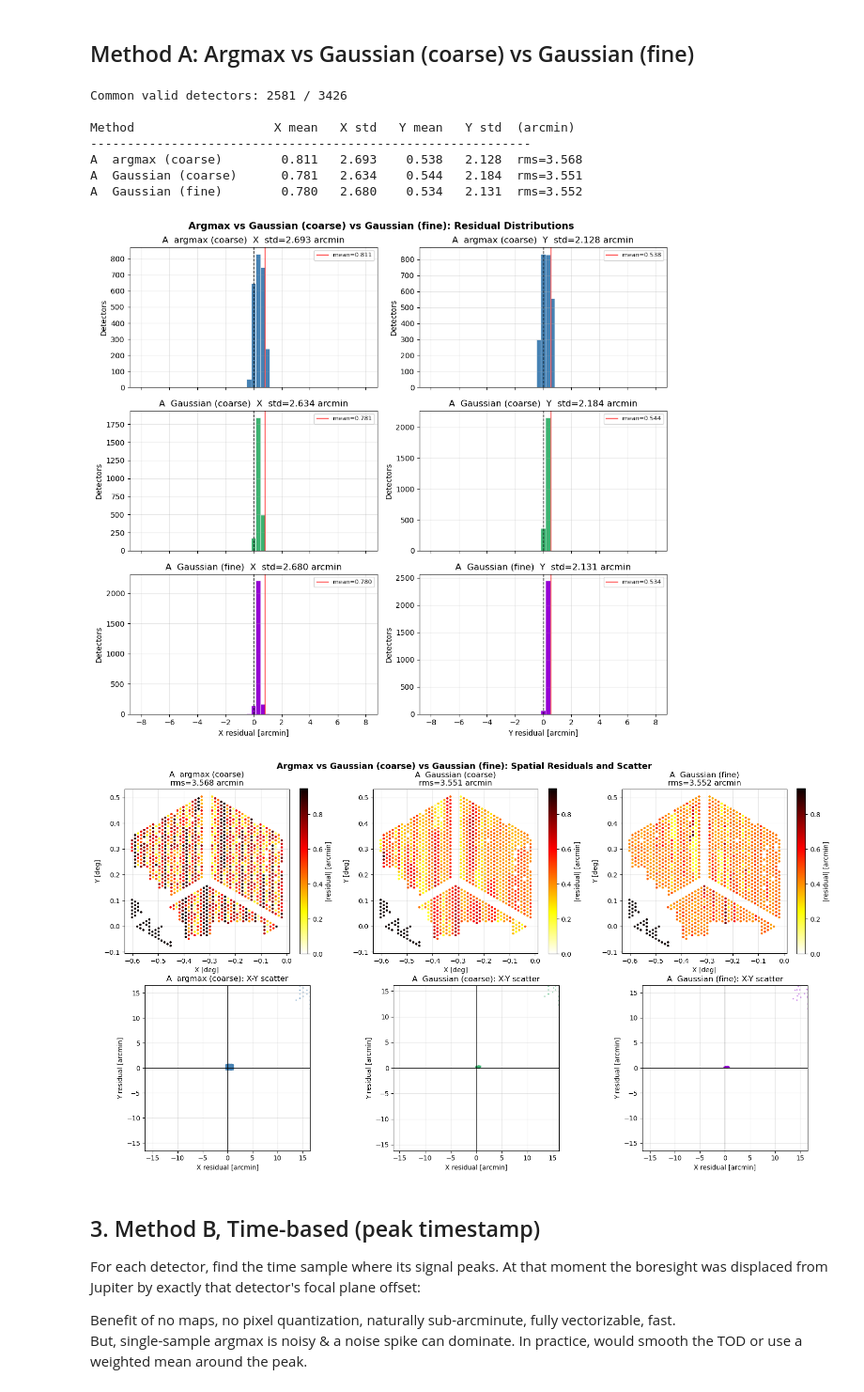
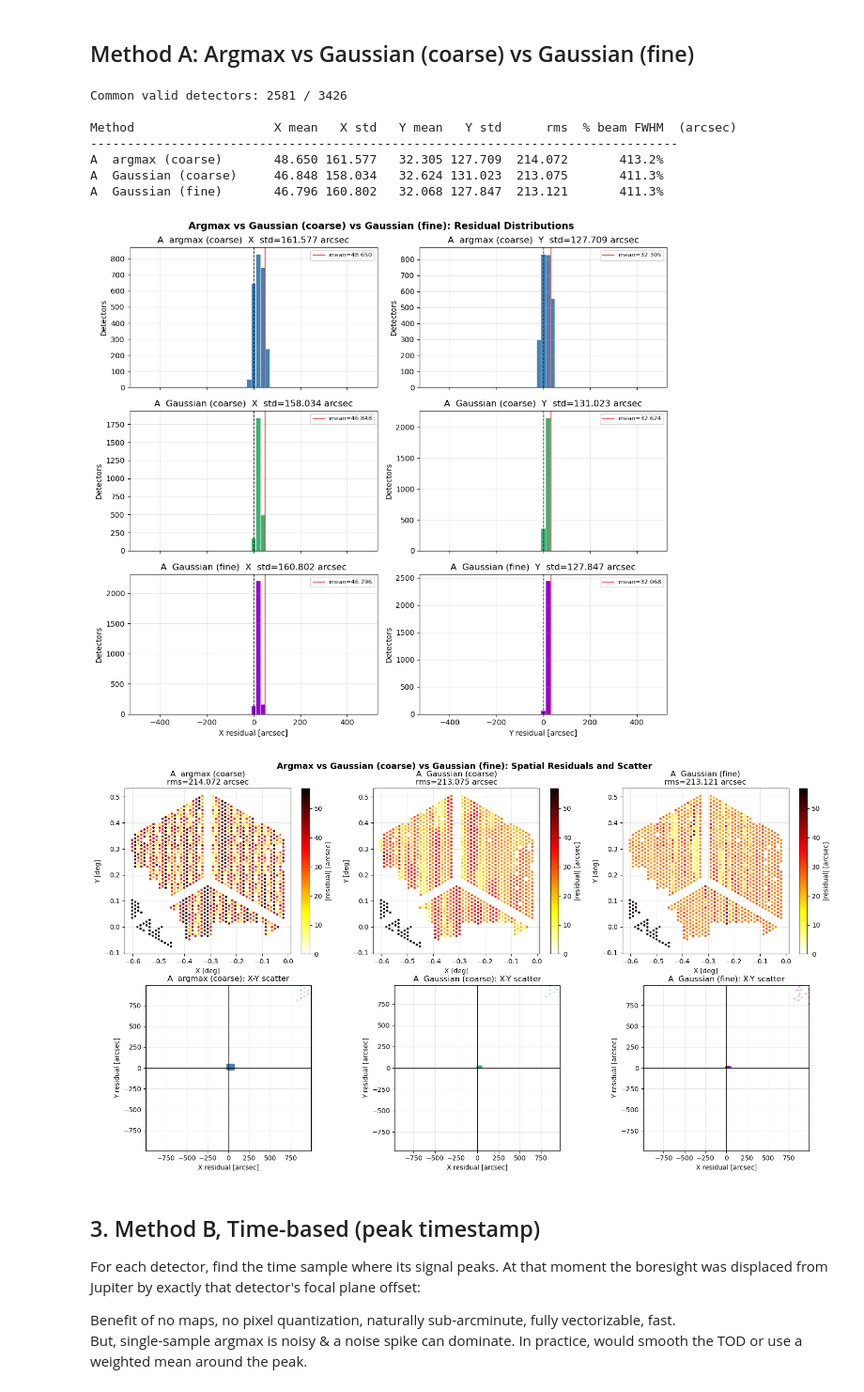
Before and after one commit to ccatobs/ql_mapmaker, a Jupyter notebook: ccat_mapmaker/notebooks/pointing_reconstruction.ipynb, the cells around one changed output. Shown at 94% size. Cells and saved outputs as stored; diff of their text form; code cells hidden in the pictures.

```diff
--- a/ccat_mapmaker/notebooks/pointing_reconstruction.ipynb
+++ b/ccat_mapmaker/notebooks/pointing_reconstruction.ipynb
@@ -582,8 +582,8 @@ Instead: reuse each detector's already-known coarse center (`gauss_x`/`gauss_y`)
 # %%
 FINE_HALFWIDTH_DEG = 0.05   # +-0.05 deg -> 0.1 deg window per detector
-FINE_RES_ARCMIN    = 0.1    # 10x finer than the coarse 1.0 arcmin grid
+FINE_RES_ARCSEC    = 6.0    # 10x finer than the coarse 60 arcsec grid
 
-fine_res_deg = FINE_RES_ARCMIN / 60.0
+fine_res_deg = FINE_RES_ARCSEC / 3600.0
 fine_edges_u, fine_edges_v = make_map_edges(
     ra0_deg=0.0, dec0_deg=0.0,
     xlen_deg=2 * FINE_HALFWIDTH_DEG, ylen_deg=2 * FINE_HALFWIDTH_DEG,
@@ -591,7 +591,7 @@ fine_edges_u, fine_edges_v = make_map_edges(
 )
 fine_ny = len(fine_edges_v) - 1
 fine_nx = len(fine_edges_u) - 1
-print(f'Fine window: {fine_ny} x {fine_nx} pixels at {FINE_RES_ARCMIN:.2f} arcmin/pixel, '
+print(f'Fine window: {fine_ny} x {fine_nx} pixels at {FINE_RES_ARCSEC:.1f} arcsec/pixel, '
       f'centered per-detector on its coarse Gaussian fit')
 
 # Only refine detectors that already have a usable coarse center
@@ -796,9 +797,9 @@ err_fine = np.sqrt(dx_fine**2 + dy_fine**2)
 vmax = np.percentile(err_fine, 95)
 sc = ax.scatter(nom_x_sel[fine_valid], nom_y_sel[fine_valid], c=err_fine, cmap='hot_r', s=8,
                 vmin=0, vmax=vmax)
-plt.colorbar(sc, ax=ax, label='|residual| [arcmin]')
+plt.colorbar(sc, ax=ax, label='|residual| [arcsec]')
 ax.set_title(f'Fine-Grid Residual Magnitude on Focal Plane\n'
-             f'rms={np.sqrt((dx_fine**2 + dy_fine**2).mean()):.3f} arcmin')
+             f'rms={np.sqrt((dx_fine**2 + dy_fine**2).mean()):.3f} arcsec')
 ax.set_xlabel('X [deg]'); ax.set_ylabel('Y [deg]')
 ax.set_aspect('equal'); ax.grid(alpha=0.3)
 plt.tight_layout()
@@ -811,9 +812,9 @@ for ax, vals, label in zip(axes, [dx_fine, dy_fine], ['X residual', 'Y residual'
     ax.hist(vals, bins=40, color='darkviolet', edgecolor='white', linewidth=0.5)
     ax.axvline(0,           color='k',   linestyle='--', linewidth=1)
     ax.axvline(vals.mean(), color='red', linestyle='-',  linewidth=1, label=f'mean={vals.mean():.3f}')
-    ax.set_xlabel(f'{label} [arcmin]')
+    ax.set_xlabel(f'{label} [arcsec]')
     ax.set_ylabel('Detectors')
-    ax.set_title(f'{label}  (mean={vals.mean():.3f}, std={vals.std():.3f} arcmin)')
+    ax.set_title(f'{label}  (mean={vals.mean():.3f}, std={vals.std():.3f} arcsec)')
     ax.grid(alpha=0.3)
     ax.legend(fontsize=8)
 fig.suptitle('Fine-Grid Residuals vs Ground Truth', fontsize=12, fontweight='bold')
@@ -843,7 +844,7 @@ def _fine_fit_window(j):
     # the local (window-relative) frame the fit actually ran in.
     local_x0 = fine_x[j] - refine_center_x[k]
     local_y0 = fine_y[j] - refine_center_y[k]
-    model = _gauss2d((XX, YY), fine_amp[j], local_x0, local_y0, fine_sigma[j] / 60.0, fine_bg[j])
+    model = _gauss2d((XX, YY), fine_amp[j], local_x0, local_y0, fine_sigma[j] / 3600.0, fine_bg[j])
     return win, model, xw, yw
 
 fine_resid_frac = np.full(n_sel, np.nan)
@@ -904,12 +905,12 @@ all_valid_3 = valid & gauss_valid & fine_valid
 nom_x_3 = nom_x_sel[all_valid_3]
 nom_y_3 = nom_y_sel[all_valid_3]
 
-dx_arg3 = (recon_x[all_valid_3] - nom_x_3) * 60   # arcmin
-dy_arg3 = (recon_y[all_valid_3] - nom_y_3) * 60
-dx_gau3 = (gauss_x[all_valid_3] - nom_x_3) * 60
-dy_gau3 = (gauss_y[all_valid_3] - nom_y_3) * 60
-dx_fin3 = (fine_x[all_valid_3]  - nom_x_3) * 60
-dy_fin3 = (fine_y[all_valid_3]  - nom_y_3) * 60
+dx_arg3 = (recon_x[all_valid_3] - nom_x_3) * 3600   # arcsec
+dy_arg3 = (recon_y[all_valid_3] - nom_y_3) * 3600
+dx_gau3 = (gauss_x[all_valid_3] - nom_x_3) * 3600
+dy_gau3 = (gauss_y[all_valid_3] - nom_y_3) * 3600
+dx_fin3 = (fine_x[all_valid_3]  - nom_x_3) * 3600
+dy_fin3 = (fine_y[all_valid_3]  - nom_y_3) * 3600
 
 methods3 = [
     ('A  argmax (coarse)',   dx_arg3, dy_arg3, 'steelblue'),
@@ -918,15 +919,16 @@ methods3 = [
 ]
 
 print(f'Common valid detectors: {all_valid_3.sum()} / {n_sel}\n')
-print(f'{"Method":<22} {"X mean":>8} {"X std":>7} {"Y mean":>8} {"Y std":>7}  (arcmin)')
-print('-' * 60)
+print(f'{"Method":<22} {"X mean":>8} {"X std":>7} {"Y mean":>8} {"Y std":>7} {"rms":>8} {"% beam FWHM":>12}  (arcsec)')
+print('-' * 80)
 for label, dx, dy, _ in methods3:
     rms = np.sqrt((dx**2 + dy**2).mean())
-    print(f'{label:<22} {dx.mean():>8.3f} {dx.std():>7.3f} {dy.mean():>8.3f} {dy.std():>7.3f}  rms={rms:.3f}')
+    pct_fwhm = rms / fine_fwhm_arcsec * 100
+    print(f'{label:<22} {dx.mean():>8.3f} {dx.std():>7.3f} {dy.mean():>8.3f} {dy.std():>7.3f} {rms:>8.3f} {pct_fwhm:>11.1f}%')
 
 # Plot 1: residual histograms, all three methods
 fig, axes = plt.subplots(3, 2, figsize=(11, 10), sharex=True, sharey=False)
-bins = np.linspace(-8, 8, 50)
+bins = np.linspace(-480, 480, 50)
 for row, (label, dx, dy, color) in enumerate(methods3):
     for col, (vals, axis_label) in enumerate([(dx, 'X'), (dy, 'Y')]):
         ax = axes[row, col]
@@ -935,11 +937,11 @@ for row, (label, dx, dy, color) in enumerate(methods3):
         ax.axvline(vals.mean(), color='red', linestyle='-',  linewidth=1,
                    label=f'mean={vals.mean():.3f}')
         ax.set_ylabel('Detectors')
-        ax.set_title(f'{label}  {axis_label}  std={vals.std():.3f} arcmin')
+        ax.set_title(f'{label}  {axis_label}  std={vals.std():.3f} arcsec')
         ax.grid(alpha=0.3)
         ax.legend(fontsize=8)
-axes[-1, 0].set_xlabel('X residual [arcmin]')
-axes[-1, 1].set_xlabel('Y residual [arcmin]')
+axes[-1, 0].set_xlabel('X residual [arcsec]')
+axes[-1, 1].set_xlabel('Y residual [arcsec]')
 fig.suptitle('Argmax vs Gaussian (coarse) vs Gaussian (fine): Residual Distributions',
              fontsize=13, fontweight='bold')
 plt.tight_layout()
@@ -948,44 +950,44 @@ plt.show()
 # Plot 2: focal plane residual maps + scatter
 vmax3 = np.percentile(
     np.concatenate([np.sqrt(dx_arg3**2 + dy_arg3**2),
                     np.sqrt(dx_gau3**2 + dy_gau3**2),
                     np.sqrt(dx_fin3**2 + dy_fin3**2)]), 95)
 
 fig, axes = plt.subplots(2, 3, figsize=(16, 9))
 for col, (label, dx, dy, color) in enumerate(methods3):
     err = np.sqrt(dx**2 + dy**2)
 
     ax = axes[0, col]
     sc = ax.scatter(nom_x_3, nom_y_3, c=err, cmap='hot_r', s=5, vmin=0, vmax=vmax3)
-    plt.colorbar(sc, ax=ax, label='|residual| [arcmin]')
-    ax.set_title(f'{label}\nrms={np.sqrt((dx**2 + dy**2).mean()):.3f} arcmin')
+    plt.colorbar(sc, ax=ax, label='|residual| [arcsec]')
+    ax.set_title(f'{label}\nrms={np.sqrt((dx**2 + dy**2).mean()):.3f} arcsec')
     ax.set_xlabel('X [deg]'); ax.set_ylabel('Y [deg]')
     ax.set_aspect('equal'); ax.grid(alpha=0.3)
 
     ax = axes[1, col]
     ax.scatter(dx, dy, s=2, alpha=0.3, color=color)
     ax.axhline(0, color='k', linewidth=0.8)
     ax.axvline(0, color='k', linewidth=0.8)
-    ax.set_xlabel('X residual [arcmin]'); ax.set_ylabel('Y residual [arcmin]')
+    ax.set_xlabel('X residual [arcsec]'); ax.set_ylabel('Y residual [arcsec]')
     ax.set_title(f'{label}: X-Y scatter')
     ax.set_aspect('equal'); ax.grid(alpha=0.3)
-    lim = max(np.percentile(np.abs(np.concatenate([dx, dy])), 99), 0.1)
+    lim = max(np.percentile(np.abs(np.concatenate([dx, dy])), 99), 6)
     ax.set_xlim(-lim, lim); ax.set_ylim(-lim, lim)
 
 fig.suptitle('Argmax vs Gaussian (coarse) vs Gaussian (fine): Spatial Residuals and Scatter',
              fontsize=13, fontweight='bold')
 plt.tight_layout()
 plt.show()
 # %% [output]
 Common valid detectors: 2581 / 3426
 
-Method                   X mean   X std   Y mean   Y std  (arcmin)
-------------------------------------------------------------
-A  argmax (coarse)        0.811   2.693    0.538   2.128  rms=3.568
-A  Gaussian (coarse)      0.781   2.634    0.544   2.184  rms=3.551
-A  Gaussian (fine)        0.780   2.680    0.534   2.131  rms=3.552
+Method                   X mean   X std   Y mean   Y std      rms  % beam FWHM  (arcsec)
+--------------------------------------------------------------------------------
+A  argmax (coarse)       48.650 161.577   32.305 127.709  214.072       413.2%
+A  Gaussian (coarse)     46.848 158.034   32.624 131.023  213.075       411.3%
+A  Gaussian (fine)       46.796 160.802   32.068 127.847  213.121       411.3%
-[figure, old version]
+[figure, new version]
-[figure, old version]
+[figure, new version]
 # %% [markdown]
 ## 3. Method B, Time-based (peak timestamp)
 
```
Also changed, not shown: parts of 24 cells of this notebook, 4 other files.
